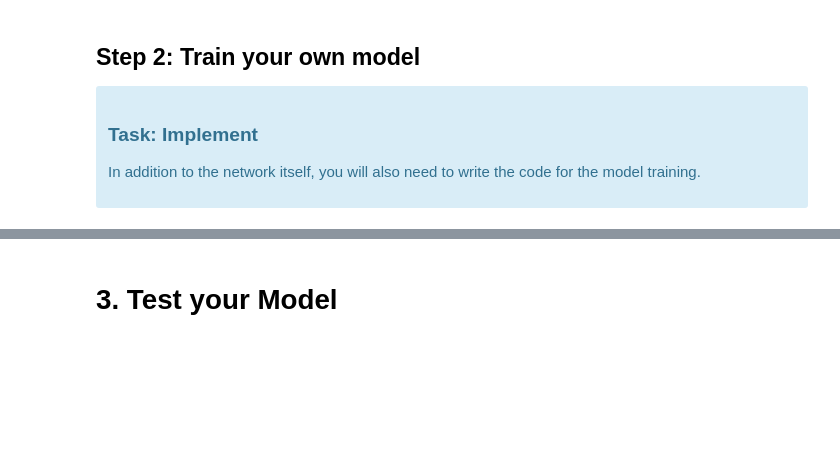
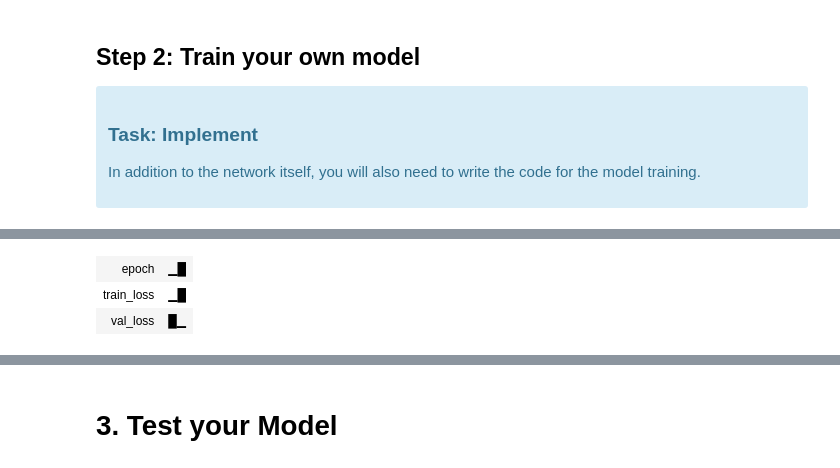
Before and after one commit to avocadoali/Deep-Learning-Projects, a Jupyter notebook: exercise_10/1_segmentation_nn.ipynb, the cells around one changed output, grey strips where cells are left out. Drawn from its saved outputs; the diff is of its cells as text; code cells hidden in the pictures; blank space fills up the shorter version.

```diff
--- a/exercise_10/1_segmentation_nn.ipynb
+++ b/exercise_10/1_segmentation_nn.ipynb
@@ -55,8 +55,8 @@ from exercise_code.networks.segmentation_nn import SegmentationNN, DummySegmenta
 from exercise_code.tests import test_seg_nn
 
 #set up default cuda device
-device = torch.device("cuda" if torch.cuda.is_available() else "cpu")
-# device = torch.device("cuda:0" if torch.cuda.is_available() else "cpu")
+# device = torch.device("cuda" if torch.cuda.is_available() else "cpu")
+device = torch.device("cuda:0" if torch.cuda.is_available() else "cpu")
 
 %matplotlib inline
 plt.rcParams['figure.figsize'] = (10.0, 8.0) # set default size of plots
@@ -287,12 +295,14 @@ Furthermore, you need to pass all your hyperparameters to the model in a single
 See [here](https://pytorch.org/vision/stable/models.html) for more info of the torchvison pretrained models.
 # %%
 # Hyperparameters
+# Hyperparameters
 hparams = {
-    'epochs': 17,
+    'epochs': 2,
     'batch_size': 10,
     'learning_rate': 1e-6,
     'padding' : 1,
-    'stride' : 1
+    'stride_down' : 1,
+    'stride_up' : 2
 }
 # %%
 model = SegmentationNN(hp = hparams)
@@ -342,4 +358,6 @@ from torch.utils.data import DataLoader
 # %%
+import gc
+
 def train_model(epochs: int, train_loader: DataLoader, val_loader: DataLoader, model: torch.nn.Module, loss_func: torch.nn.Module, optimizer: torch.optim.Optimizer) -> torch.nn.Module:
     model = model.to(device)
 
@@ -348,65 +366,68 @@ def train_model(epochs: int, train_loader: DataLoader, val_loader: DataLoader, m
         model.train()
         training_loss = 0.0
 
+
+
         for batch in tqdm(train_loader, desc=f"Training Epoch {epoch + 1}/{epochs}"):
             images, targets = batch
             images, targets = images.to(device), targets.to(device)
 
             optimizer.zero_grad()
 
-            print('before pred')
             preds = model(images)
-            print(preds.shape)
-            print(targets.shape)
-            loss = loss_func(preds, targets.reshape(-1))
+            loss = loss_func(preds, targets)
             loss.backward()
             optimizer.step()
             training_loss += loss.item()
 
-        ## Validation phase
-        #model.eval()
-        #validation_loss = 0.0
-        #with torch.no_grad():
-        #    for batch in tqdm(val_loader, desc=f"Validation Epoch {epoch + 1}/{epochs}"):
-        #        images, keypoints = batch['image'].to(device), batch['keypoints'].to(device)
-        #        preds = model(images)
-        #        loss = loss_func(preds, keypoints.reshape(-1, 30))
-        #        validation_loss += loss.item()
 
-        ## Calculate average losses
-        #train_loss = training_loss / len(train_loader)
-        #val_loss = validation_loss / len(val_loader)
-        #print(f'EPOCH [{epoch + 1}/{epochs}], Training Loss: {train_loss:.4f}, Validation Loss: {val_loss:.4f}')
+            del images, targets, preds
+            torch.cuda.empty_cache()
 
-        ## Log the metrics to wandb
-        #wandb.log({
-        #    'epoch': epoch + 1,
-        #    'train_loss': train_loss,
-        #    'val_loss': val_loss,
-        #})
+       # Validation phase
+        model.eval()
+        validation_loss = 0.0
+        with torch.no_grad():
+            for batch in tqdm(val_loader, desc=f"Validation Epoch {epoch + 1}/{epochs}"):
+                images, targets = batch
+                images, targets = images.to(device), targets.to(device)
+                preds = model(images)
+                loss = loss_func(preds, targets)
+                validation_loss += loss.item()
+
+        # Calculate average losses
+        train_loss = training_loss / len(train_loader)
+        val_loss = validation_loss / len(val_loader)
+        print(f'EPOCH [{epoch + 1}/{epochs}], Training Loss: {train_loss:.4f}, Validation Loss: {val_loss:.4f}')
+
+        # Log the metrics to wandb
+        wandb.log({
+            'epoch': epoch + 1,
+            'train_loss': train_loss,
+            'val_loss': val_loss,
+        })
 
     return model
 
 # Hyperparameters
 hparams = {
-    'epochs': 17,
-    'batch_size': 10,
-    'learning_rate': 1e-6,
+    'epochs': 7,
+    'batch_size': 30,
+    'learning_rate': 1e-4,
     'padding' : 1,
-    'stride' : 1
+    'stride_down' : 1,
+    'stride_up' : 2
 }
 
-## Initialize wandb
-#wandb.init(
-#    project="my-awesome-project",
-#    config=hparams
-#)
+# Initialize wandb
+wandb.init(
+    project="my-awesome-project",
+    config=hparams
+)
 
 # Initialize model, optimizer, loss function, and data loaders
 model = SegmentationNN(hp = hparams)
 optimizer = torch.optim.Adam(model.parameters(), lr=hparams['learning_rate'])
-train_loader = DataLoader(train_data, batch_size=hparams['batch_size'], shuffle=True)
-val_loader = DataLoader(val_data, batch_size=hparams['batch_size'], shuffle=False)
 
 loss_func = torch.nn.CrossEntropyLoss(ignore_index=-1, reduction='mean')
 
@@ -418,0 +441,3 @@ before pred
+| epoch | ▁█ |
+| train_loss | ▁█ |
+| val_loss | █▁ |
```
Also changed, not shown: parts of 12 cells of this notebook, 4 other files.
